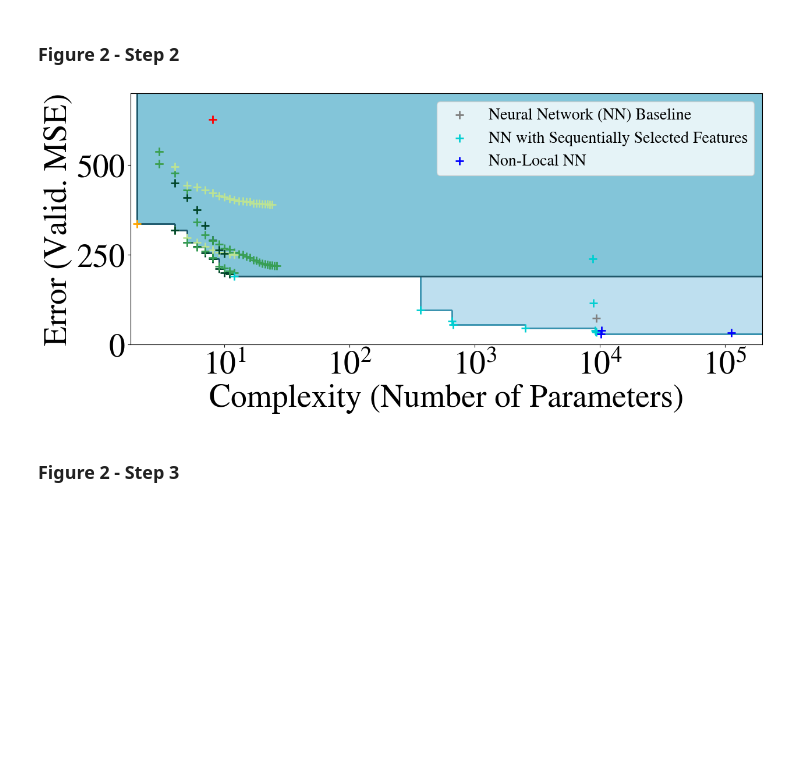
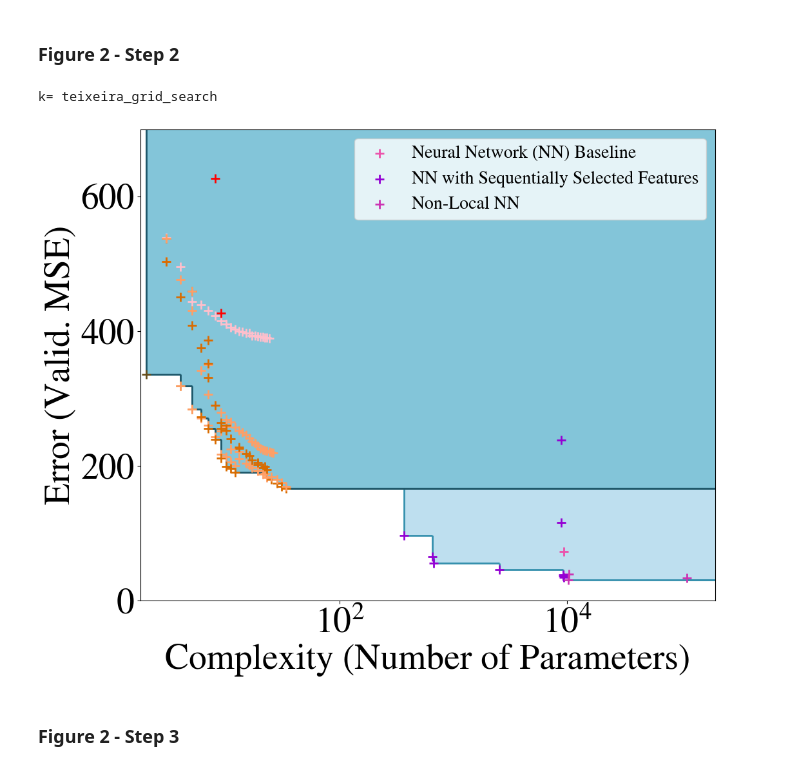
Before and after one commit to tbeucler/ml4rt, a Jupyter notebook: notebooks_tbeucler/04_AOFD_Figures.ipynb, the cells around one changed output. Drawn from its saved outputs; the diff is of its cells as text; code cells hidden in the pictures; blank space fills up the shorter version.

```diff
--- a/notebooks_tbeucler/04_AOFD_Figures.ipynb
+++ b/notebooks_tbeucler/04_AOFD_Figures.ipynb
@@ -359,11 +433,12 @@ def is_pareto_efficient_simple(costs):
             is_efficient[i] = True
     return is_efficient
 # %%
-def extract_pareto_data(dyamond22, key_substrings,
-                        original_dict=None, new_point_1_mse_scores=700, new_point_2_parameters=5.4):
+def extract_pareto_data(dataframe, key_substrings,
+                        original_dict=None, new_point_1_mse_scores=700, new_point_2_parameters=5.4,
+                        key_x='Complexity/Number of parameters', key_y='MSE scores on validation set'):
     # Set default for original_dict if not provided
     if original_dict is None:
-        original_dict = dyamond22['Complexity/Number of parameters'].keys()
+        original_dict = dyamond22[key_x].keys()
 
     # Filter keys by substrings
     filtered_keys = {
@@ -372,8 +447,8 @@ def extract_pareto_data(dyamond22, key_substrings,
     }
 
     # Extract parameters and MSE scores for the filtered models
-    parameters = [np.log10(dyamond22['Complexity/Number of parameters'][k]) for k in filtered_keys]
-    mse_scores = [dyamond22['MSE scores on validation set'][k] for k in filtered_keys]
+    parameters = [np.log10(dataframe[key_x][k]) for k in filtered_keys]
+    mse_scores = [dataframe[key_y][k] for k in filtered_keys]
 
     # Determine Pareto optimal points
     pareto_points = is_pareto_efficient_simple(np.column_stack((parameters, mse_scores)))
@@ -433,7 +508,6 @@ No artists with labels found to put in legend.  Note that artists whose label st
 # %%
 parameters, mse_scores, pareto_parameters, pareto_mse_scores, filtered_keys = \
     extract_pareto_data(dyamond22, key_substrings = [
-        'lin_cl_area', 'deg_1_no_reg_2', 'grid_search',
-        'pol_deg_2', 'deg_2_no_reg_2', 'pol_deg_3', 'deg_3_no_reg_2'])
+        'lin_cl_area', 'deg_12', 'grid_search','sq','deg_2', 'deg_3'])
 # %%
 # Plot setup
@@ -511,13 +588,12 @@ plt.show()
 # %%
 parameters2, mse_scores2, pareto_parameters2, pareto_mse_scores2, filtered_keys2 = \
     extract_pareto_data(dyamond22, key_substrings = [
-        'lin_cl_area', 'deg_1_no_reg_2', 'grid_search',
-        'pol_deg_2', 'deg_2_no_reg_2', 'pol_deg_3', 'deg_3_no_reg_2',
+        'lin_cl_area', 'deg_12', 'grid_search','sq','deg_2', 'deg_3',
         'NN'])
 # %%
 # Plot setup
-#fig = plt.figure(figsize=(23/2, 19/2))
-fig = plt.figure(figsize=(35/2.5, 14/2.5))
+fig = plt.figure(figsize=(23/2, 19/2))
+#fig = plt.figure(figsize=(35/2.5, 14/2.5))
 ax = fig.add_subplot(111)
 
 # Color the area above the Pareto front (Step 2)
@@ -565,56 +641,59 @@ for i in range(len(pareto_parameters)):
 # Plot all points except NNs/equations
 for k in filtered_keys2:
     skip = 0
-    if 'lin_cl_area' in k: col = Green3_cmap(1); m='+'; cap = 'Linear'; skip = 0
-    elif 'deg_1_no_reg_2' in k: col = Green3_cmap(1); m='+'; cap = ''; skip = 0
-    elif 'sq_grid_search' in k: col = 'red'; m='+'; cap = 'Sundqvist Baseline'; skip = 0
-    elif 'wang_grid_search' in k: col = 'orange'; m='+'; cap = 'Wang Baseline'; skip = 0
-    elif 'pol_deg_2' in k: col = Green3_cmap(2); m='+'; cap = 'Quadratic'; skip = 0
-    elif 'deg_2_no_reg_2' in k: col = Green3_cmap(2); m='+'; cap = ''; skip = 0
-    elif 'pol_deg_3' in k: col = Green3_cmap(3); m='+'; cap = 'Cubic'; skip = 0
-    elif 'deg_3_no_reg_2' in k: col = Green3_cmap(3); m='+'; skip = 0
-    elif 'cell_NN' in k: col = 'gray'; m='+'; cap = 'Neural Network (NN) Baseline'; skip = 0
-    elif 'seq_feat_sel_NN' in k: col = 'darkturquoise'; m='+'; cap = 'NN with Sequentially Selected Features'; skip=0
-    elif 'pysr' in k: col = 'darkviolet'; m='+'; cap = 'Discovered PySR equation'; skip = 0
-    elif 'gpgomea' in k: col = 'deeppink'; m='+'; cap = 'Discovered GP-GOMEA equation'; skip = 0
+    if 'lin_cl_area' in k: col = red_cmap(2); m='+'; cap = 'Linear'; skip = 0
+    elif 'deg_1' in k: col = red_cmap(2); m='+'; cap = ''; skip = 0
+    elif 'sq_grid_search' in k or 'sq_bfgs_regimes' in k: col = 'red'; m='+'; cap = 'Sundqvist Baseline'; skip = 0
+    elif 'wang_grid_search' in k: col = orange_cmap(4); m='+'; cap = 'Wang Baseline'; skip = 0
+    elif 'pol_deg_2' in k: col = red_cmap(3); m='+'; cap = 'Quadratic'; skip = 0
+    elif 'deg_2' in k: col = red_cmap(3); m='+'; cap = ''; skip = 0
+    elif 'pol_deg_3' in k: col = orange_cmap(1); m='+'; cap = 'Cubic'; skip = 0
+    elif 'deg_3' in k: col = orange_cmap(1); m='+'; skip = 0
+    elif 'cell_NN' in k: col = pink_cmap(1); m='+'; cap = 'Neural Network (NN) Baseline'; skip = 0
+    elif 'seq_feat_sel_NN' in k: col = pink_cmap(5); m='+'; cap = 'NN with Sequentially Selected Features'; skip=0
+    elif 'pysr' in k: col = green_cmap(5); m='+'; cap = 'Discovered PySR equation'; skip = 0
+    elif 'gpgomea' in k: col = green_cmap(2); m='+'; cap = 'Discovered GP-GOMEA equation'; skip = 0
     else:
-        if 'NN' in k: col = 'b'; m = '+'; cap = 'Non-Local NN'; skip = 0
-        else: col='gray'; m = '+'; skip = 0
+        if 'NN' in k: col = pink_cmap(2); m = '+'; cap = 'Non-Local NN'; skip = 0
+        else:
+            print('k=',k)
+            col='gray'; m = '+'; skip = 0
     if skip==0:
         ax.scatter(np.log10(dyamond22['Complexity/Number of parameters'][k]),
                dyamond22['MSE scores on validation set'][k],
                s=siz,color=col,zorder=2,marker=m,label=cap)
 
 # Set limits
 ax.set_xlim((0.25, 5.3))
 ax.set_ylim((0, 699))
 
 # Improve the plot
 plt.xlabel('Complexity (Number of Parameters)')
 plt.ylabel('Error (Valid. MSE)')
 plt.legend(loc='upper right')
 # Eliminate all redondant legend entries
 handles, labels = plt.gca().get_legend_handles_labels()
 by_label = dict(zip(labels, handles))
 plt.legend(by_label.values(), by_label.keys(),fontsize=fz/2)
 # Change the order of the last three labels
 # to "Sundqvist Baseline", "Neural Network (NN) Baseline", and "NN with Sequentially Selected Features"
 handles, labels = plt.gca().get_legend_handles_labels()
 by_label = dict(zip(labels, handles))
 # new_labels = ['Linear', 'Quadratic', 'Cubic', 'Sundqvist Baseline', 'Wang Baseline',
 #               'Neural Network (NN) Baseline', 'NN with Sequentially Selected Features']
 new_labels = ['Neural Network (NN) Baseline', 'NN with Sequentially Selected Features', 'Non-Local NN']
 new_handles = [by_label[label] for label in new_labels]
-# Change the color of the 'NN with Sequentially Selected Features' label to darkturquoise
-new_handles[1].set_color('darkturquoise')
+# Change the color of the 'NN with Sequentially Selected Features' label to pink_cmap(5)
+new_handles[1].set_color(pink_cmap(5))
 plt.legend(new_handles, new_labels,fontsize=fz/2)
 
 # Use scientific notation for x-ticks
 ax.xaxis.set_major_formatter(ticker.FuncFormatter(lambda x, pos: f'$10^{{{int(x)}}}$'))
 
 plt.show()
 # %% [output]
+k= teixeira_grid_search
-[figure, old version]
+[figure, new version]
 # %% [markdown]
 ### Figure 2 - Step 3
 # %%
```
Also changed, not shown: parts of 30 cells of this notebook.
